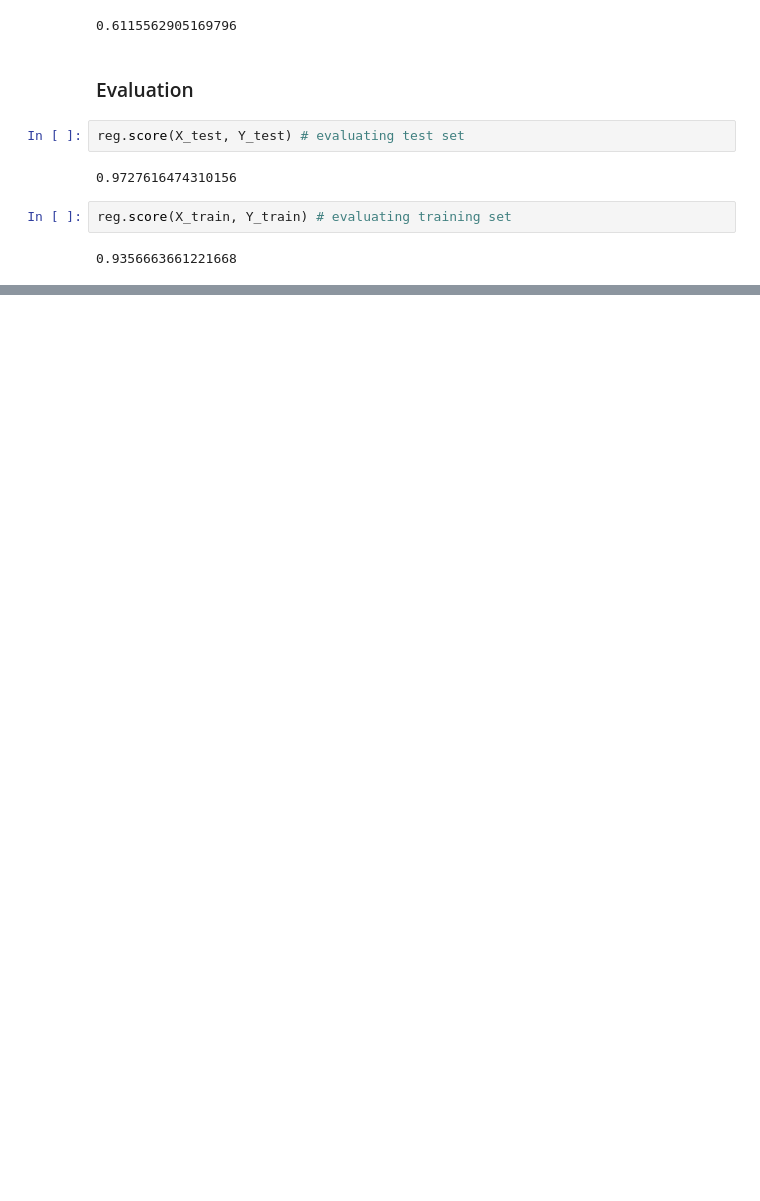
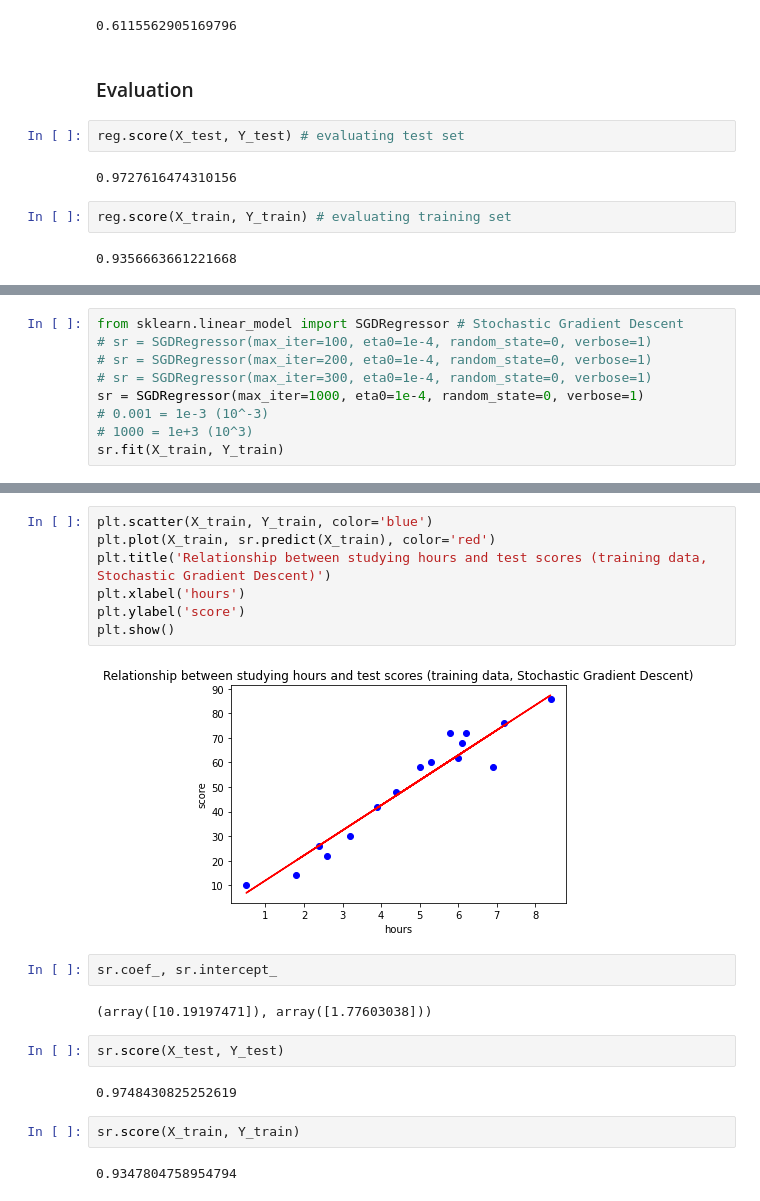
Before and after one commit to vanilla-punches/Machine_Learning, a Jupyter notebook: ScikitLearn/01. LinearRegression.ipynb, the cells around one changed output, grey strips where cells are left out. Drawn from its saved outputs; the diff is of its cells as text; blank space fills up the shorter version.

Commit message:
01. Linear Regression

```diff
--- a/ScikitLearn/01. LinearRegression.ipynb
+++ b/ScikitLearn/01. LinearRegression.ipynb
@@ -227,0 +233,9 @@ reg.score(X_train, Y_train) # evaluating training set
+# %%
+from sklearn.linear_model import SGDRegressor # Stochastic Gradient Descent
+# sr = SGDRegressor(max_iter=100, eta0=1e-4, random_state=0, verbose=1)
+# sr = SGDRegressor(max_iter=200, eta0=1e-4, random_state=0, verbose=1)
+# sr = SGDRegressor(max_iter=300, eta0=1e-4, random_state=0, verbose=1)
+sr = SGDRegressor(max_iter=1000, eta0=1e-4, random_state=0, verbose=1)
+# 0.001 = 1e-3 (10^-3)
+# 1000 = 1e+3 (10^3)
+sr.fit(X_train, Y_train)
@@ -227,0 +261,21 @@ reg.score(X_train, Y_train) # evaluating training set
+# %%
+plt.scatter(X_train, Y_train, color='blue')
+plt.plot(X_train, sr.predict(X_train), color='red')
+plt.title('Relationship between studying hours and test scores (training data, Stochastic Gradient Descent)')
+plt.xlabel('hours')
+plt.ylabel('score')
+plt.show()
+# %% [output]
+[figure, added]
+# %%
+sr.coef_, sr.intercept_
+# %% [output]
+(array([10.19197471]), array([1.77603038]))
+# %%
+sr.score(X_test, Y_test)
+# %% [output]
+0.9748430825252619
+# %%
+sr.score(X_train, Y_train)
+# %% [output]
+0.9347804758954794
```
Also changed, not shown: parts of 3 cells of this notebook.
